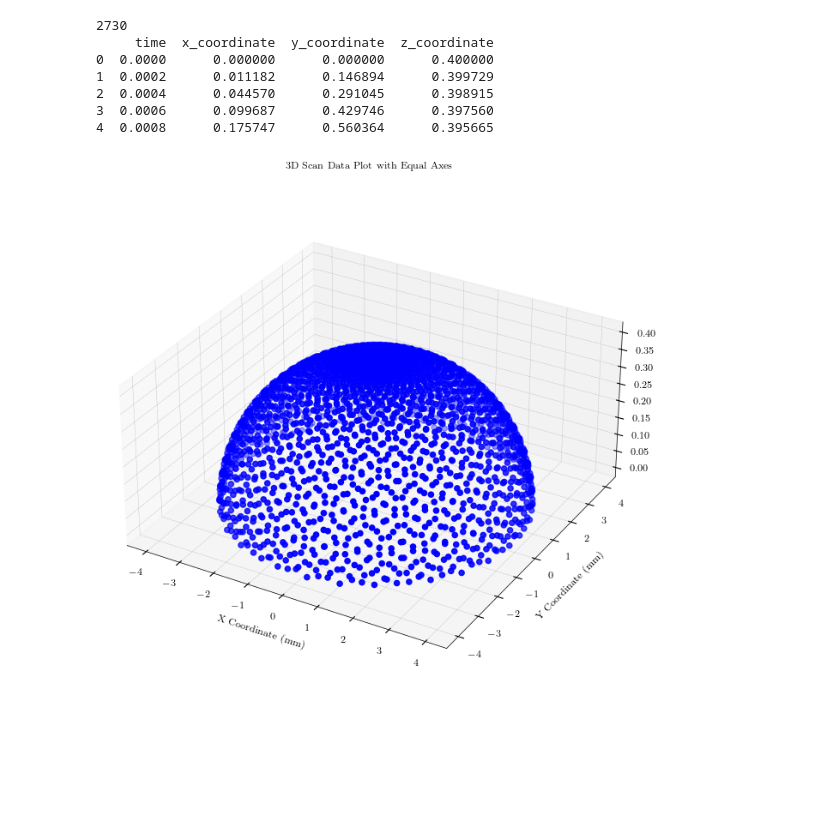
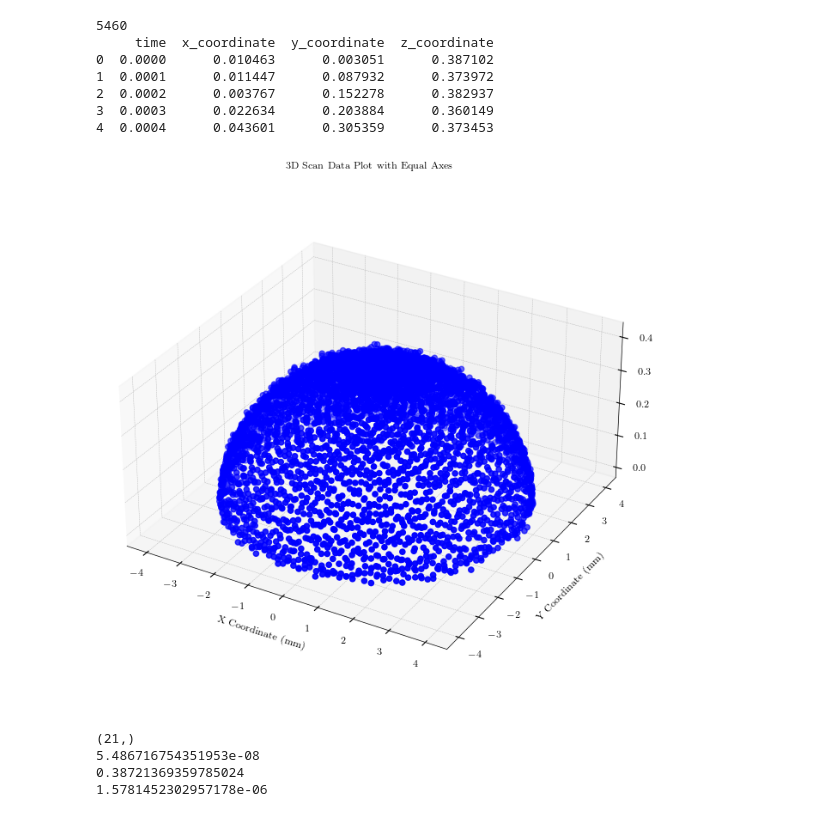
Before and after one commit to klaezhou/zernike, a Jupyter notebook: class/Zernike.ipynb, the cells around one changed output. Saved outputs shown, nothing was run; the diff lists cells and outputs as text; code cells hidden in the pictures; blank space fills up the shorter version.

```diff
--- a/class/Zernike.ipynb
+++ b/class/Zernike.ipynb
@@ -42,3 +9,5 @@ array([[ 10000.    ,  -5000.    ,   2500.    ,  -1250.    ,    625.    ,
+# %%
+loaded_beta = np.load("beta.npy")
 # %%
 import numpy as np
 import pandas as pd
@@ -46,59 +15,70 @@ import matplotlib.pyplot as plt
 from mpl_toolkits.mplot3d import Axes3D
 
 # Constants
-R_SP = 4  # radius in mm
+R_SP = 1 # radius in mm
 T = 0.546  # period in seconds
 a = 16
 b = 33
 omega = 2 * np.pi / T
-sampling_rate = 5000 # in Hz
+sampling_rate = 10000 # in Hz
 total_samples = int(T * sampling_rate)  # total samples in one period
 print(total_samples)
 # Time array
 t = np.linspace(0, T, total_samples)
+t_cun=t
+t1=t[0:2000]
+t2=t[2000:4000]
+t3=t[4000:]
 
 # Scan pattern equations
-x_sp = R_SP * np.sin(a * omega * t)*np.sin(b * omega * t)
-y_sp = R_SP * np.cos(b * omega * t)*np.sin(a * omega * t)
-z_sp = 0.1*np.sqrt(np.abs((R_SP)**2 - x_sp**2 - y_sp**2))
-
+noise_level=0.01
+x_sp = R_SP * np.sin(a * omega * t)*np.sin(b * omega * t)+np.random.normal(0, noise_level, size=t.shape)
+y_sp = R_SP * np.cos(b * omega * t)*np.sin(a * omega * t)+np.random.normal(0, noise_level, size=x_sp.shape)
+x=x_sp.flatten()
+y=y_sp.flatten()
+rho = np.sqrt(x**2 + y**2)
+theta = np.arctan2(y, x)
+zer= Zer.Zer(14,total_samples,rho,theta)
+zer.Construct_Zernike()
+z=np.dot(zer.Zernike,loaded_beta)+np.random.normal(0, noise_level, size=x_sp.shape)
+z_sp=z.reshape(x_sp.shape)
 # Update the dataset with z-coordinate
 # Creating the dataset
 scan_data = pd.DataFrame({
     'time': t,
     'x_coordinate': x_sp,
     'y_coordinate': y_sp,
     'z_coordinate':z_sp
 })
 filtered_data = scan_data[(scan_data['x_coordinate'] != 0) & (scan_data['y_coordinate'] != 0)]
 print(scan_data.head())
 
 # Create a 3D plot
 fig = plt.figure(figsize=(8, 8))
 ax = fig.add_subplot(111, projection='3d')
 
 # Plotting the data
 ax.scatter(scan_data['x_coordinate'], scan_data['y_coordinate'], scan_data['z_coordinate'], c='blue', marker='o')
 
 # Setting equal aspect ratio
 ax.set_box_aspect([1,1,0.5])  # Equal aspect ratio
 
 # Labeling the axes
 ax.set_xlabel('X Coordinate (mm)')
 ax.set_ylabel('Y Coordinate (mm)')
 ax.set_zlabel('Z Coordinate (mm)')
 
 # Setting the title
 ax.set_title('3D Scan Data Plot with Equal Axes')
 
 # Show plot
 plt.show()
 # %% [output]
-2730
+5460
      time  x_coordinate  y_coordinate  z_coordinate
-0  0.0000      0.000000      0.000000      0.400000
-1  0.0002      0.011182      0.146894      0.399729
-2  0.0004      0.044570      0.291045      0.398915
-3  0.0006      0.099687      0.429746      0.397560
-4  0.0008      0.175747      0.560364      0.395665
+0  0.0000      0.010463      0.003051      0.387102
+1  0.0001      0.011447      0.087932      0.373972
+2  0.0002      0.003767      0.152278      0.382937
+3  0.0003      0.022634      0.203884      0.360149
+4  0.0004      0.043601      0.305359      0.373453
-[figure, old version]
+[figure, new version]
@@ -116,0 +95,20 @@ z_int=np.dot(zer.Zernike,beta)
+# %%
+dZ_dx,dZ_dy=zer1.diff(x,y,beta1)
+t=[t1,t2,t3]
+zer2=Zer.Zer(10,total_samples,rho,theta)
+zer2.Construct_Zernike()
+C=zer2.Construct_C(t,3,1e13,dZ_dx,dZ_dy)
+M=zer2.Construct_M(t,3,dZ_dx,dZ_dy)
+Wudi=zer2.Construct_bigmat()
+z_wudi=np.hstack((z,np.zeros((6*(zer2.Z_star-1)+3))))
+inverse=np.linalg.inv(np.dot(Wudi.T,Wudi))
+beta_alpha = np.dot(inverse,np.dot(Wudi.T,z_wudi.T))
+beta_ref=beta_alpha[0:zer2.num_poly]
+alpha=beta_alpha[zer2.num_poly:]
+
+x_fix,y_fix,z_fix=zer2.Motion(alpha,x,y,z)
+# %% [output]
+(21,)
+5.486716754351953e-08
+0.38721369359785024
+1.5781452302957178e-06
```
Also changed, not shown: parts of 12 cells of this notebook, 2 other files.
